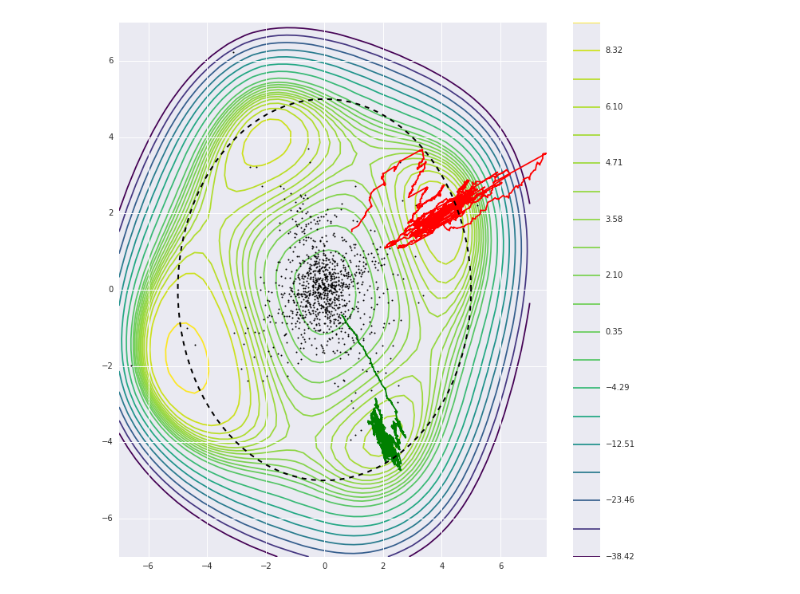
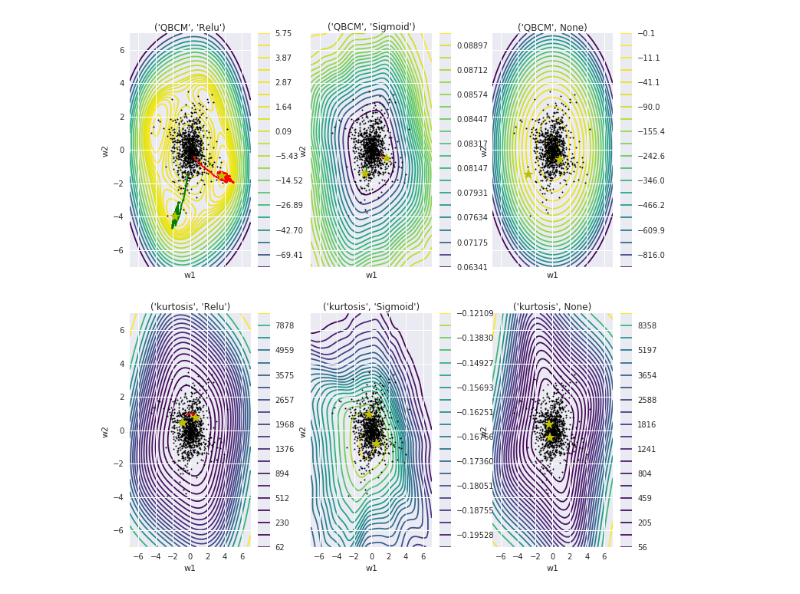
Before and after one commit to ShuangLiBCM/NNDL_Shuang, a Jupyter notebook: BCM_objective fun_weight tracking.ipynb, the cells around one changed output. Cells and saved outputs as stored; diff of their text form; code cells hidden in the pictures.

```diff
--- a/BCM_objective fun_weight tracking.ipynb
+++ b/BCM_objective fun_weight tracking.ipynb
@@ -205,13 +217,27 @@ g.set_axis_labels("Dimension 1", "Dimension 2")
 # %%
 # Train BCM model with Laplace data
 
+# Parameter for QBCM training
 ny = 2    # 2 output neurons
 n_epoch = 20
 p = 2
 eta = 0.0005
 tau = 200
 batch = 1
-BCM_laplace = BCM(eta = eta,n_epoch = n_epoch,batch = batch,ny = ny,tau = tau, thres = 0, p = p,random_state = None, shuffle = True, nonlinear = 'Relu', obj_type = 'QBCM')
+nonlinear = 'Relu'
+obj_type = 'QBCM'
+
+# # Parameter for Kurtosis training
+# ny = 2    # 2 output neurons
+# n_epoch = 20
+# p = 2
+# eta = 0.0005
+# tau = 200
+# batch = 1
+# nonlinear = 'Relu'
+# obj_type = 'kurtosis'
+
+BCM_laplace = BCM(eta = eta,n_epoch = n_epoch,batch = batch,ny = ny,tau = tau, thres = 0, p = p,random_state = None, shuffle = True, nonlinear = nonlinear, obj_type = obj_type)
 
 t0 = time()
 BCM_laplace.fit(s_rt_wt)
@@ -271,6 +297,7 @@ done in 16.082s
 # %%
-# Contruct objective function and 3D plot the contour
+# Contruct objective function and 2D contour
 # Track the weight update trajectory
+# Plot the trained weights on top
 
 # objective function using all data
 def _obj(X,w,obj_type = 'QBCM',nonlinear = None):
@@ -297,34 +324,59 @@ def _obj(X,w,obj_type = 'QBCM',nonlinear = None):
 def _sigmoid(z):
         return 1/(1+np.exp(-z))
 
+# Generate the objective function landscape
 w = np.linspace(-7,7,50)
 wx,wy = np.meshgrid(w,w)
 w = np.vstack((wx.ravel(),wy.ravel()))
-obj = _obj(s_rt_wt,w,obj_type = 'QBCM',nonlinear = 'Relu')
+# obj_choice = ['QBCM','kurtosis']
+# nonlinear_choice = ['Relu','Sigmoid',None]
+obj_choice = ['QBCM','kurtosis']
+nonlinear_choice = ['Relu','Sigmoid',None]
 
+#obj = _obj(s_rt_wt,w,obj_type = 'QBCM',nonlinear = 'Relu')
+ny = 2    # 2 output neurons
+n_epoch = 20
+p = 2
+eta = 0.0005
+tau = 200
+batch = 1
+# Plot a gallery of images
+n_row = len(obj_choice)
+n_col = len(nonlinear_choice)
+#plt.figure(figsize=(1.8 * n_col, 2.4 * n_row))
+#plt.subplots_adjust(bottom=0, left=.01, right=.99, top=.90, hspace=.35)
 
-nbins=20
-r = 5
-t = np.linspace(0,2*np.pi, 100)
-#levels=mpl.ticker.MaxNLocator(nbins=nbins).tick_values(obj.min(),obj.max())
-levels = np.percentile(obj, np.linspace(20,99,nbins))
+fig, ax = plt.subplots(n_row, n_col,figsize=(12,12), sharex=True, sharey=True)
+for i in range(n_row):
+    for j in range(n_col):
+        #plt.subplot(n_row, n_col, i*j+1 )
+        if nonlinear_choice == 'Sigmoid':
+            eta = 0.005
 
-fig, ax = plt.subplots(figsize=(12,12), sharex=True, sharey=True)
-with sns.axes_style('white'):
-    c = ax.contour(wx,wy,obj.reshape(wx.shape),levels=levels, zorder=-10, cmap=plt.cm.get_cmap('viridis'))
-    ax.plot(s_rt_wt[:,0],s_rt_wt[:,1],'.k', ms=4)
-    ax.plot(r*np.cos(t), r*np.sin(t),'--k', lw=2, zorder=20)
+        obj = _obj(s_rt_wt,w,obj_type = obj_choice[i],nonlinear = nonlinear_choice[j])
+        nbins=20
+        levels = np.percentile(obj, np.linspace(10,99,nbins))
+        with sns.axes_style('white'):
+            c = ax[i,j].contour(wx,wy,obj.reshape(wx.shape),levels=levels, zorder=-10, cmap=plt.cm.get_cmap('viridis'))
+            ax[i,j].plot(s_rt_wt[:,0],s_rt_wt[:,1],'.k', ms=4)
 
-plt.grid('on')
-plt.colorbar(c, ax=ax)
+        plt.grid('on')
+        plt.colorbar(c, ax=ax[i,j])
 
-# Plot the trained weights on top
-w_track = []
-for i in range(0,BCM_laplace_w.shape[0],1000):
-    w_track.append(BCM_laplace_w[i,:])
+        # Parameter for training
+        nonlinear = nonlinear_choice[j]
+        obj_type = obj_choice[i]
 
-w_track = np.vstack(w_track)
+        # Traing with BCM local learning rule
+        BCM_laplace = BCM(eta = eta,n_epoch = n_epoch,batch = batch,ny = ny,tau = tau, thres = 0, p = p,random_state = None, shuffle = True, nonlinear = nonlinear, obj_type = obj_type)
+        BCM_laplace.fit(s_rt_wt)
+        BCM_laplace_w = np.vstack(BCM_laplace.w_track)
 
-plt.plot(BCM_laplace_w[:,0],BCM_laplace_w[:,1],'g')
-plt.plot(BCM_laplace_w[:,2],BCM_laplace_w[:,3],'r')
+        ax[i,j].plot(BCM_laplace_w[:,0],BCM_laplace_w[:,1],'g')
+        ax[i,j].plot(BCM_laplace_w[-1,0],BCM_laplace_w[-1,1],'y*',ms = 15)
+        ax[i,j].plot(BCM_laplace_w[:,2],BCM_laplace_w[:,3],'r')
+        ax[i,j].set_title((obj_choice[i],nonlinear_choice[j]))
+        ax[i,j].plot(BCM_laplace_w[-1,2],BCM_laplace_w[-1,3],'y*',ms = 15)
+        ax[i,j].set_xlabel('w1')
+        ax[i,j].set_ylabel('w2')
 # %% [output]
@@ -332 +383 @@ plt.plot(BCM_laplace_w[:,2],BCM_laplace_w[:,3],'r')
-[figure, old version]
+[figure, new version]
```
Also changed, not shown: parts of 11 cells of this notebook, 4 other files.
